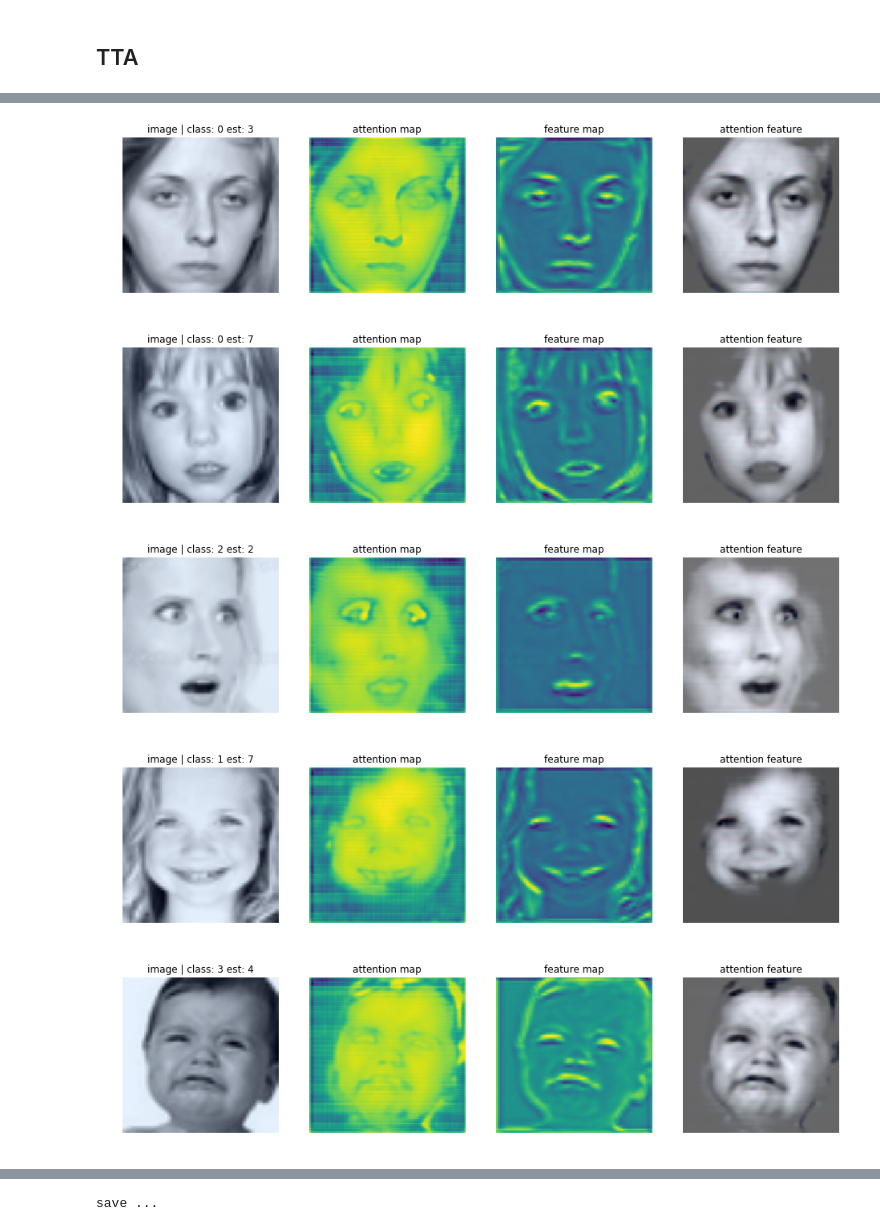
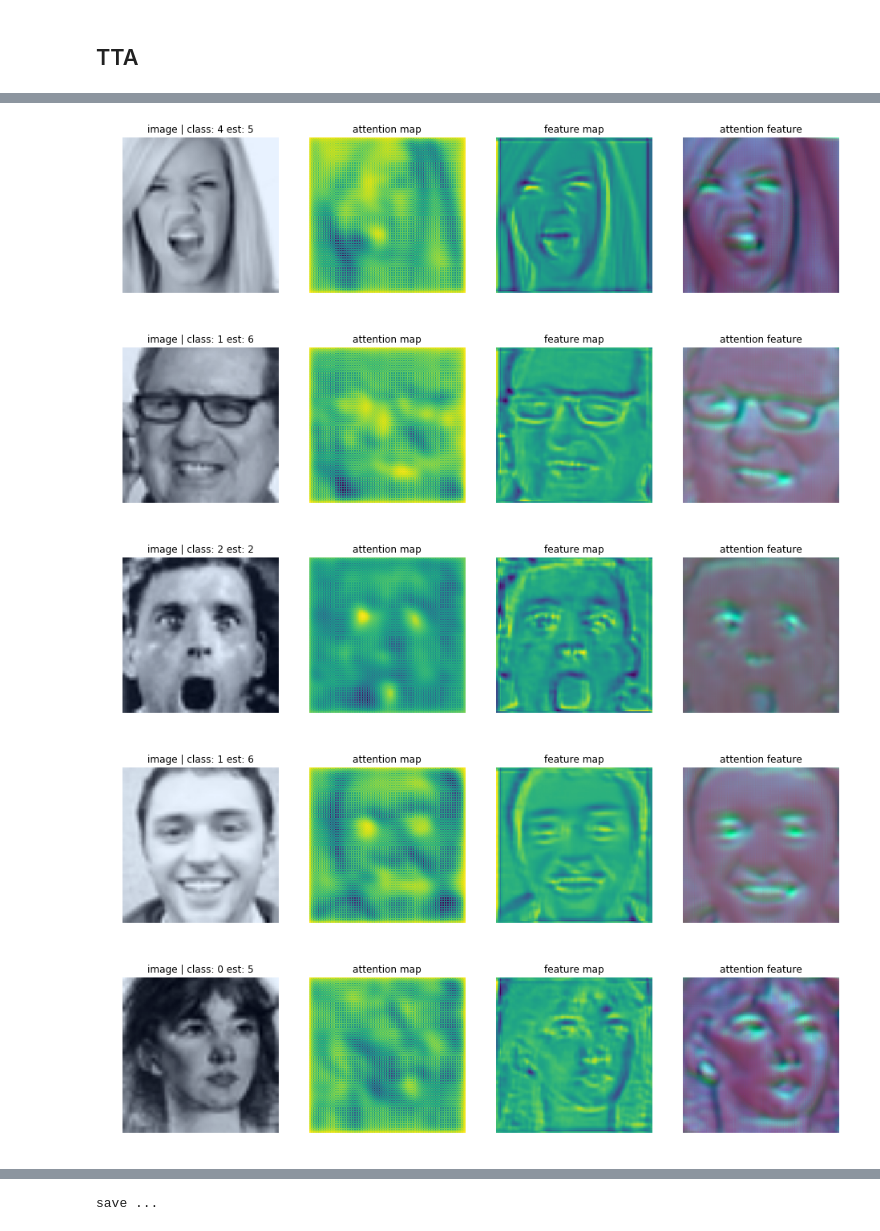
Before and after one commit to pedrodiamel/ferattention, a Jupyter notebook: books/eval.ipynb, the cells around one changed output, grey strips where cells are left out. Saved outputs shown, nothing was run; the diff lists cells and outputs as text; code cells hidden in the pictures.

```diff
--- a/books/eval.ipynb
+++ b/books/eval.ipynb
@@ -41,7 +44,7 @@ fer_atentionresnet34_attgmm_adam_ferblack_dim64_preactresnet18x32_fold01_000
 result
 # %%
 project          = '../out'
-name             = 'fer_atentionresnet34_attgmm_adam_ferblack_dim64_preactresnet18x32_fold0_001'
+name             = 'fer_atentionresnet34_attgmm_adam_bu3dfe_dim64_preactresnet18x32_fold0_004'
 pathnamedataset  = '~/.datasets'
 pathmodel        = os.path.join( project, name, 'models/model_best.pth.tar' ) #model_best
 pathproject      = os.path.join( project, name )
@@ -178,7 +181,7 @@ idx=0
 k=0
 for i in range( len(dataset) ):
 
-    idx = i + 50
+    idx = i + 20
     sample = dataset[ idx ]
 
     #image_org, image, mask, label = sample
@@ -194,38 +197,38 @@ for i in range( len(dataset) ):
     fmap = fmap.data.cpu().numpy().transpose(2,3,1,0)[:,:,0,0]
     srf  = srf.data.cpu().numpy().transpose(2,3,1,0)[...,0]
     image = image.data.cpu().numpy().transpose(2,3,1,0)[...,0]
     y_lab_hat_max = y_lab_hat.argmax()
 
 
     #if label != 6: continue
     k+=1
     if k > 5: break
 
     plt.figure( figsize=(16,8))
     plt.subplot(141)
     plt.imshow( norm(image) )
     plt.title('image | class: {} est: {}'.format( label, y_lab_hat_max ) )
     plt.axis('off')
     plt.subplot(142)
     plt.imshow( (fmap))
     plt.title('attention map')
     plt.axis('off' )
     plt.subplot(143)
     plt.imshow( srf.sum(2) )
     plt.title('feature map')
     plt.axis('off' )
     plt.subplot(144)
     plt.imshow( norm(att) )
     plt.title('attention feature')
     plt.axis('off')
 
     plt.show()
 # %% [output]
-[figure, old version]
+[figure, new version]
-[figure, old version]
+[figure, new version]
-[figure, old version]
+[figure, new version]
-[figure, old version]
+[figure, new version]
-[figure, old version]
+[figure, new version]
 # %%
 def norm(x):
     x = x-x.min()
```
Also changed, not shown: parts of 9 cells of this notebook, 7 other files.
